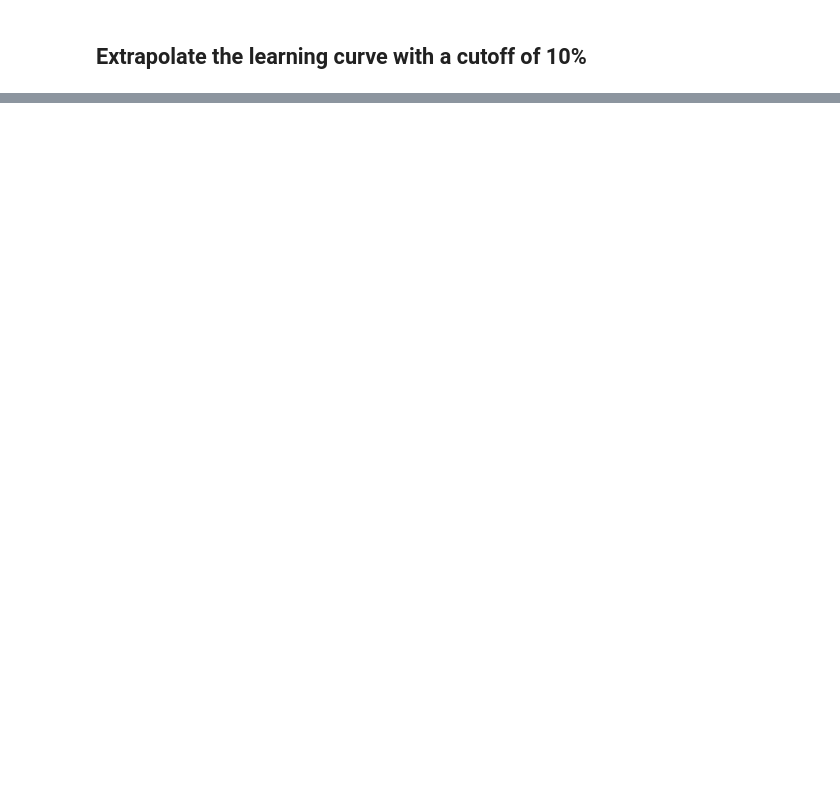
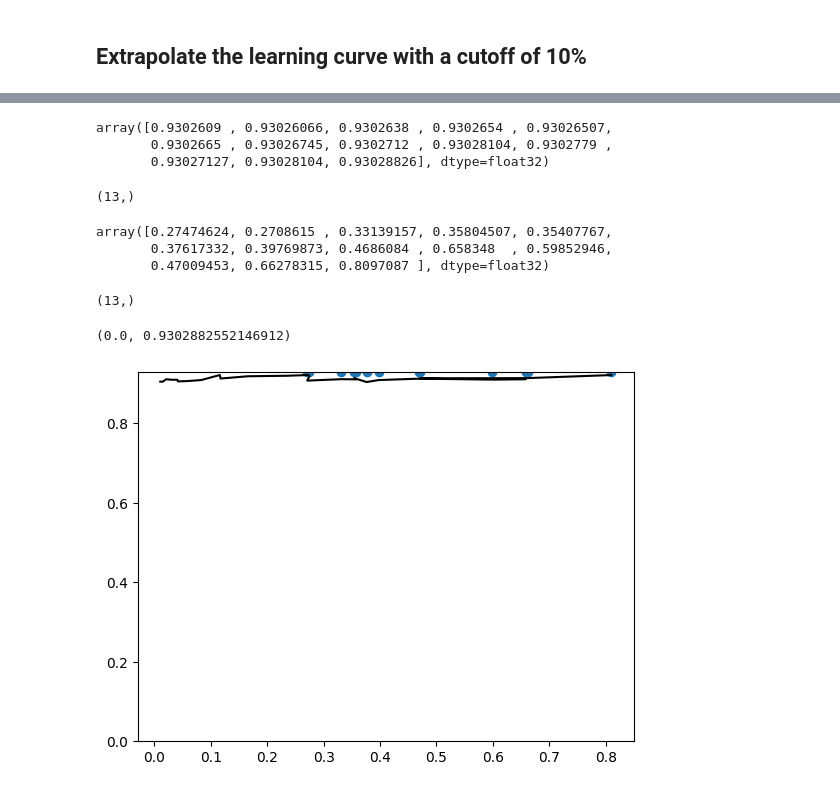
Before and after one commit to Remi-Lejeune/deep-learning-project, a Jupyter notebook: notebooks/inference.ipynb, the cells around one changed output, grey strips where cells are left out. Drawn from its saved outputs; the diff is of its cells as text; code cells hidden in the pictures; blank space fills up the shorter version.

```diff
--- a/notebooks/inference.ipynb
+++ b/notebooks/inference.ipynb
@@ -175,0 +201,33 @@ IndexError: index 1 is out of bounds for dimension 1 with size 1
+# %%
+pred = predictions.detach().numpy().flatten()
+pred
+# %% [output]
+array([0.9302609 , 0.93026066, 0.9302638 , 0.9302654 , 0.93026507,
+       0.9302665 , 0.93026745, 0.9302712 , 0.93028104, 0.9302779 ,
+       0.93027127, 0.93028104, 0.93028826], dtype=float32)
+# %%
+pred.shape
+# %% [output]
+(13,)
+# %%
+xs = x[cutoff:].numpy().flatten()
+xs
+# %% [output]
+array([0.27474624, 0.2708615 , 0.33139157, 0.35804507, 0.35407767,
+       0.37617332, 0.39769873, 0.4686084 , 0.658348  , 0.59852946,
+       0.47009453, 0.66278315, 0.8097087 ], dtype=float32)
+# %%
+xs.shape
+# %% [output]
+(13,)
+# %%
+x_plot = x.numpy().flatten()
+# %%
+y_plot = y.numpy().flatten()
+# %%
+plt.scatter(xs, pred)
+plt.plot(x_plot, y_plot, color='black')
+plt.ylim([0, max(list(y_plot) + list(pred))])
+# %% [output]
+(0.0, 0.9302882552146912)
+[figure, added]
```
Also changed, not shown: parts of 12 cells of this notebook, 2 other files.
